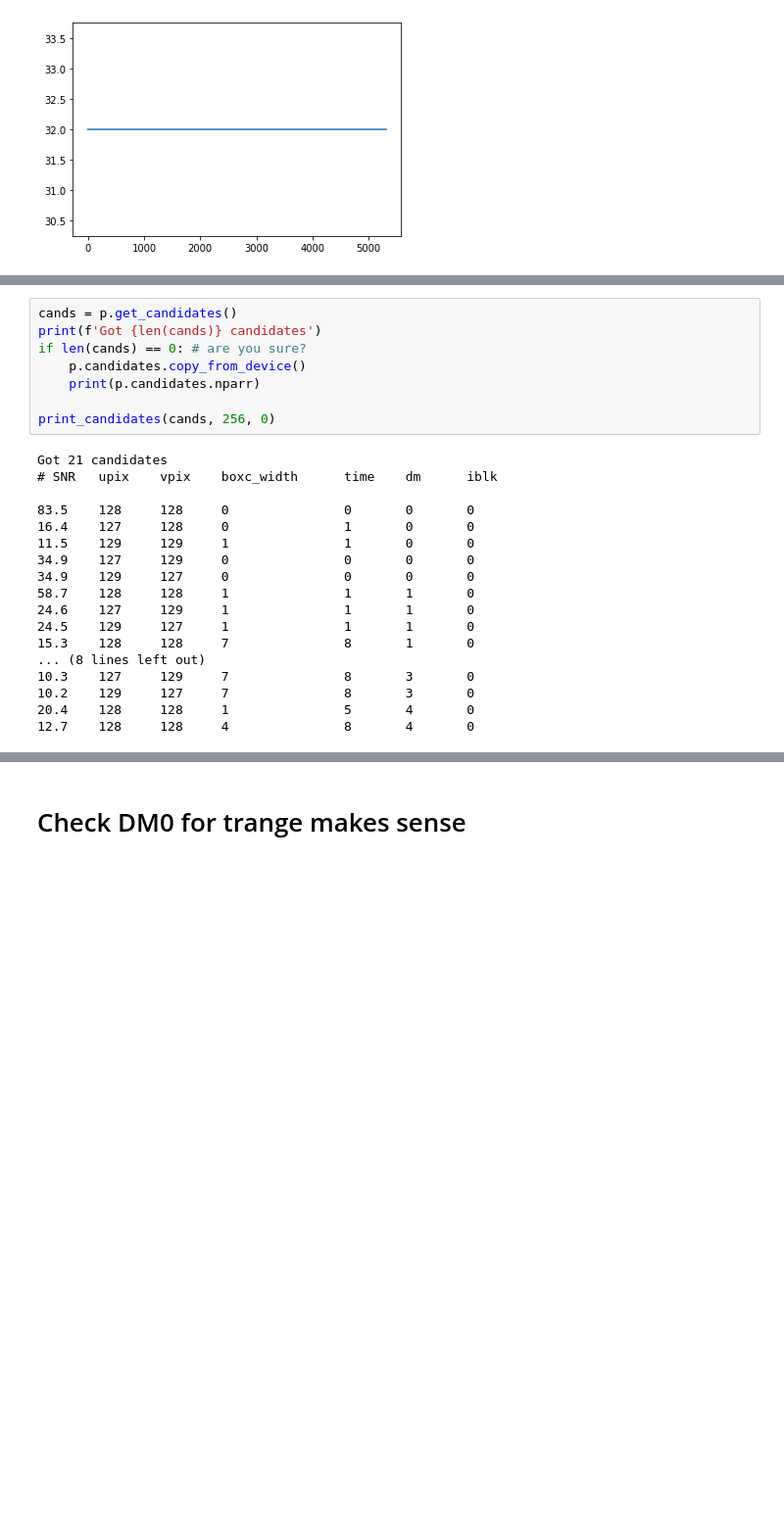
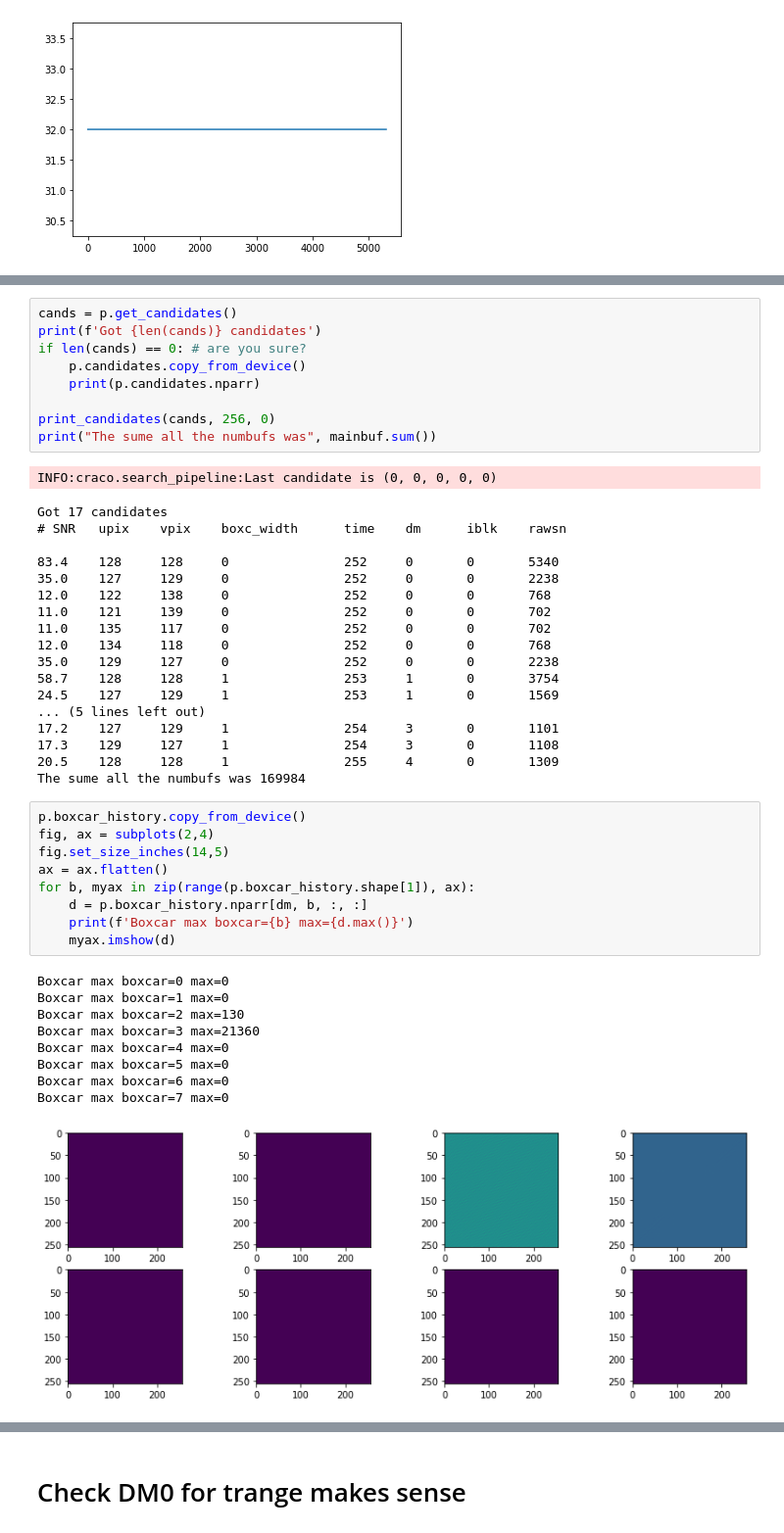
Before and after one commit to askap-craco/craco-python, a Jupyter notebook: notebooks/Testing image pipeline with impulses.ipynb, the cells around one changed output, grey strips where cells are left out. Shown at 98% size. Drawn from its saved outputs; the diff is of its cells as text; blank space fills up the shorter version.

Commit message:
Tidy up search pipeline and notebooks for Vivek to start on testing

```diff
--- a/notebooks/Testing image pipeline with impulses.ipynb
+++ b/notebooks/Testing image pipeline with impulses.ipynb
@@ -193,24 +195,45 @@ if len(cands) == 0: # are you sure?
     print(p.candidates.nparr)
 
 print_candidates(cands, 256, 0)
+print("The sume all the numbufs was", mainbuf.sum())
 # %% [output]
-Got 21 candidates
-# SNR   upix    vpix    boxc_width      time    dm      iblk
-
-83.5    128     128     0               0       0       0
-16.4    127     128     0               1       0       0
-11.5    129     129     1               1       0       0
-34.9    127     129     0               0       0       0
-34.9    129     127     0               0       0       0
-58.7    128     128     1               1       1       0
-24.6    127     129     1               1       1       0
-24.5    129     127     1               1       1       0
-15.3    128     128     7               8       1       0
-... (8 lines left out)
-10.3    127     129     7               8       3       0
-10.2    129     127     7               8       3       0
-20.4    128     128     1               5       4       0
-12.7    128     128     4               8       4       0
+INFO:craco.search_pipeline:Last candidate is (0, 0, 0, 0, 0)
+Got 17 candidates
+# SNR   upix    vpix    boxc_width      time    dm      iblk    rawsn
+
+83.4    128     128     0               252     0       0       5340
+35.0    127     129     0               252     0       0       2238
+12.0    122     138     0               252     0       0       768
+11.0    121     139     0               252     0       0       702
+11.0    135     117     0               252     0       0       702
+12.0    134     118     0               252     0       0       768
+35.0    129     127     0               252     0       0       2238
+58.7    128     128     1               253     1       0       3754
+24.5    127     129     1               253     1       0       1569
+... (5 lines left out)
+17.2    127     129     1               254     3       0       1101
+17.3    129     127     1               254     3       0       1108
+20.5    128     128     1               255     4       0       1309
+The sume all the numbufs was 169984
+# %%
+p.boxcar_history.copy_from_device()
+fig, ax = subplots(2,4)
+fig.set_size_inches(14,5)
+ax = ax.flatten()
+for b, myax in zip(range(p.boxcar_history.shape[1]), ax):
+    d = p.boxcar_history.nparr[dm, b, :, :]
+    print(f'Boxcar max boxcar={b} max={d.max()}')
+    myax.imshow(d)
+# %% [output]
+Boxcar max boxcar=0 max=0
+Boxcar max boxcar=1 max=0
+Boxcar max boxcar=2 max=130
+Boxcar max boxcar=3 max=21360
+Boxcar max boxcar=4 max=0
+Boxcar max boxcar=5 max=0
+Boxcar max boxcar=6 max=0
+Boxcar max boxcar=7 max=0
+[figure, added]
 # %%
 print(cands)
 cands = cands[cands['dm'] == 0] # DM 0 adn 1 are repeated, I think.
```
Also changed, not shown: parts of 19 cells of this notebook, 5 other files.
